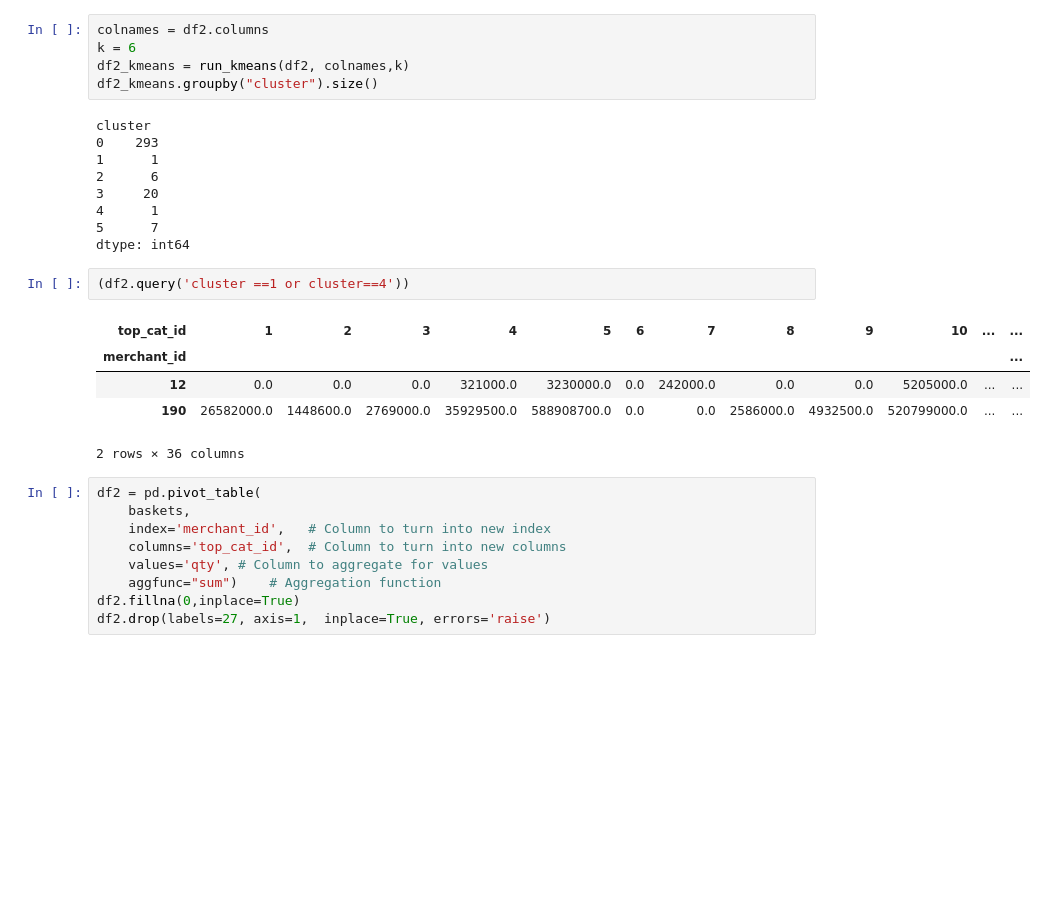
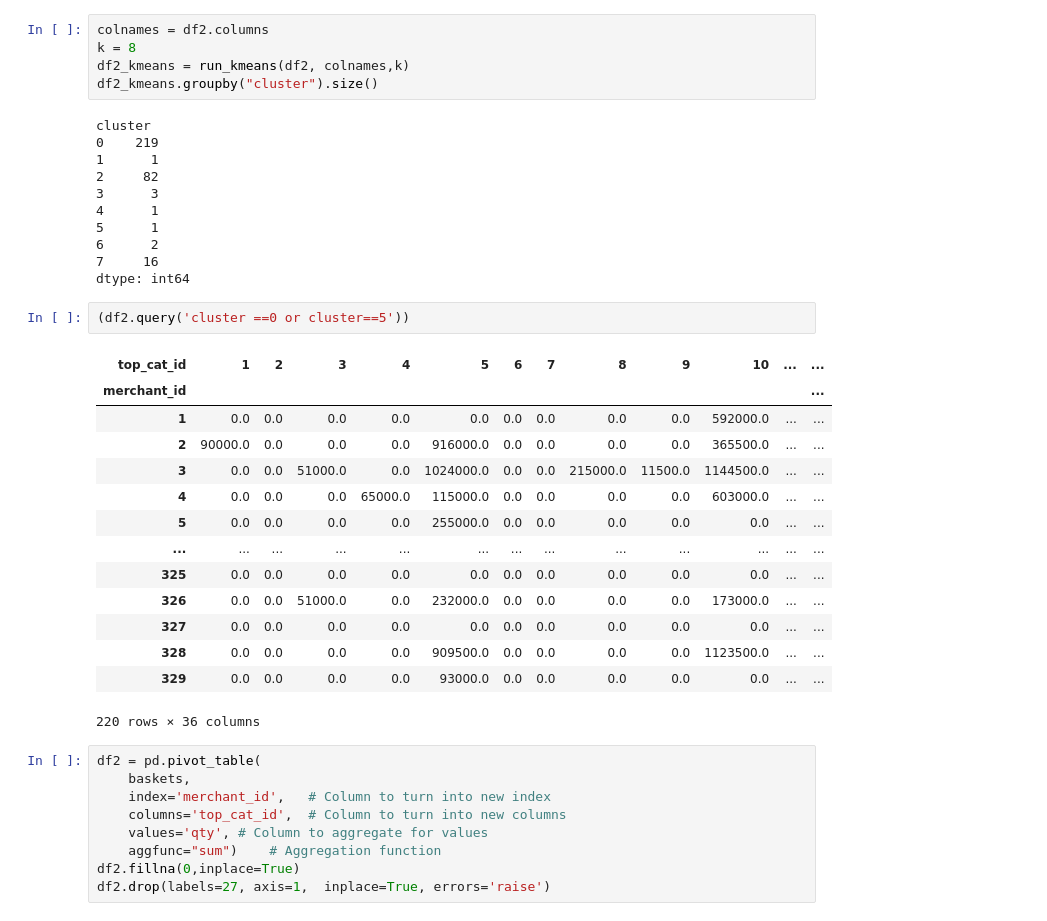
Before and after one commit to yingli/datasciencelifecycle, a Jupyter notebook: sample_code/NB10.ipynb, the cells around one changed output. Saved outputs shown, nothing was run; the diff lists cells and outputs as text; blank space fills up the shorter version.

```diff
--- a/sample_code/NB10.ipynb
+++ b/sample_code/NB10.ipynb
@@ -225,25 +138,36 @@ dtype: int64
 # %%
 colnames = df2.columns
-k = 6
+k = 8
 df2_kmeans = run_kmeans(df2, colnames,k)
 df2_kmeans.groupby("cluster").size()
 # %% [output]
 cluster
-0    293
+0    219
 1      1
-2      6
-3     20
+2     82
+3      3
 4      1
-5      7
+5      1
+6      2
+7     16
 dtype: int64
 # %%
-(df2.query('cluster ==1 or cluster==4'))
+(df2.query('cluster ==0 or cluster==5'))
 # %% [output]
 | top_cat_id | 1 | 2 | 3 | 4 | 5 | 6 | 7 | 8 | 9 | 10 | ... | ... |
 | merchant_id |  |  |  |  |  |  |  |  |  |  |  | ... |
-| 12 | 0.0 | 0.0 | 0.0 | 321000.0 | 3230000.0 | 0.0 | 242000.0 | 0.0 | 0.0 | 5205000.0 | ... | ... |
-| 190 | 26582000.0 | 1448600.0 | 2769000.0 | 35929500.0 | 588908700.0 | 0.0 | 0.0 | 2586000.0 | 4932500.0 | 520799000.0 | ... | ... |
+| 1 | 0.0 | 0.0 | 0.0 | 0.0 | 0.0 | 0.0 | 0.0 | 0.0 | 0.0 | 592000.0 | ... | ... |
+| 2 | 90000.0 | 0.0 | 0.0 | 0.0 | 916000.0 | 0.0 | 0.0 | 0.0 | 0.0 | 365500.0 | ... | ... |
+| 3 | 0.0 | 0.0 | 51000.0 | 0.0 | 1024000.0 | 0.0 | 0.0 | 215000.0 | 11500.0 | 1144500.0 | ... | ... |
+| 4 | 0.0 | 0.0 | 0.0 | 65000.0 | 115000.0 | 0.0 | 0.0 | 0.0 | 0.0 | 603000.0 | ... | ... |
+| 5 | 0.0 | 0.0 | 0.0 | 0.0 | 255000.0 | 0.0 | 0.0 | 0.0 | 0.0 | 0.0 | ... | ... |
+| ... | ... | ... | ... | ... | ... | ... | ... | ... | ... | ... | ... | ... |
+| 325 | 0.0 | 0.0 | 0.0 | 0.0 | 0.0 | 0.0 | 0.0 | 0.0 | 0.0 | 0.0 | ... | ... |
+| 326 | 0.0 | 0.0 | 51000.0 | 0.0 | 232000.0 | 0.0 | 0.0 | 0.0 | 0.0 | 173000.0 | ... | ... |
+| 327 | 0.0 | 0.0 | 0.0 | 0.0 | 0.0 | 0.0 | 0.0 | 0.0 | 0.0 | 0.0 | ... | ... |
+| 328 | 0.0 | 0.0 | 0.0 | 0.0 | 909500.0 | 0.0 | 0.0 | 0.0 | 0.0 | 1123500.0 | ... | ... |
+| 329 | 0.0 | 0.0 | 0.0 | 0.0 | 93000.0 | 0.0 | 0.0 | 0.0 | 0.0 | 0.0 | ... | ... |
-2 rows × 36 columns
+220 rows × 36 columns
 # %%
 df2 = pd.pivot_table(
     baskets,
```
Also changed, not shown: parts of 30 cells of this notebook, 1 other file.
